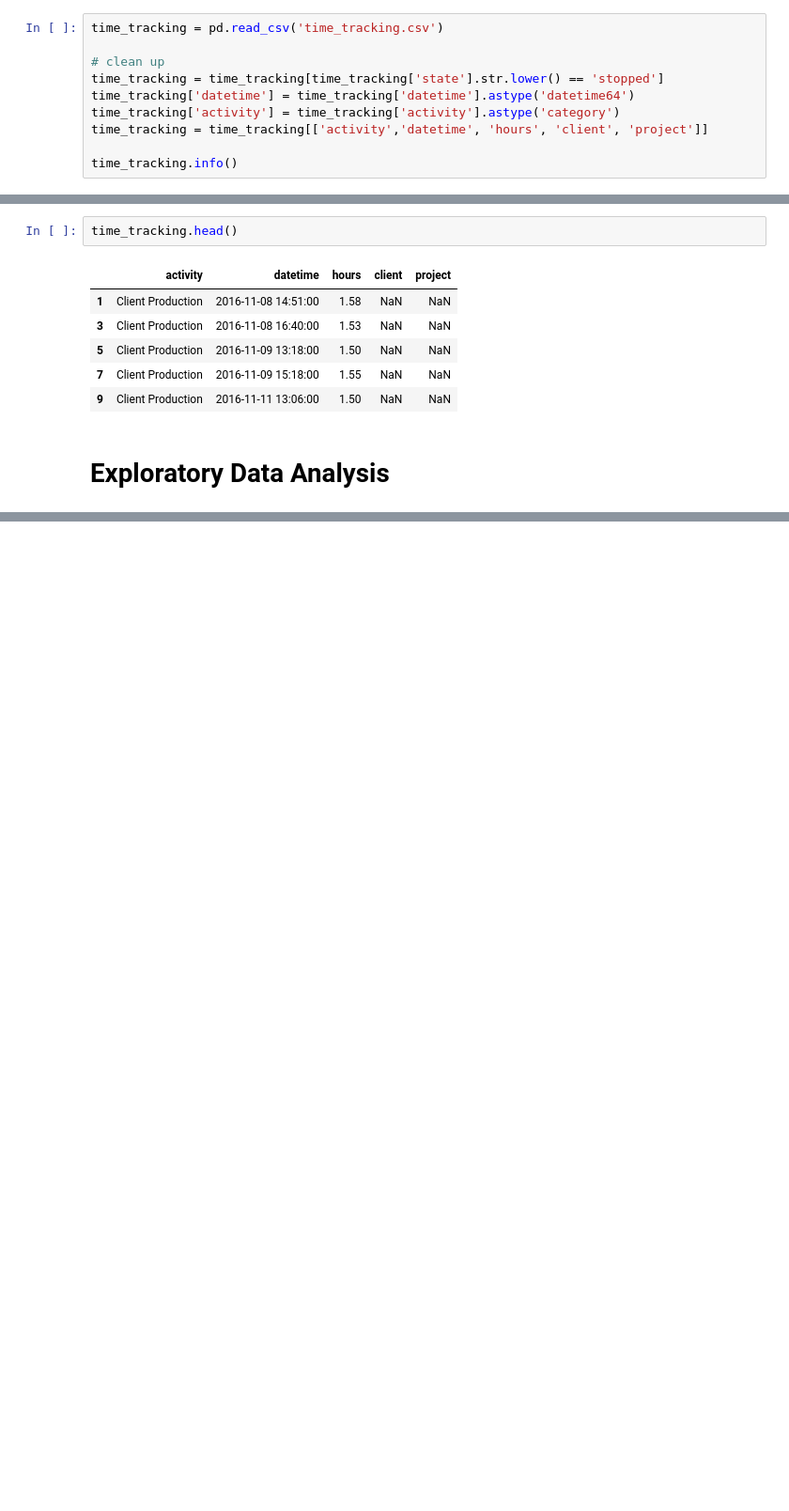
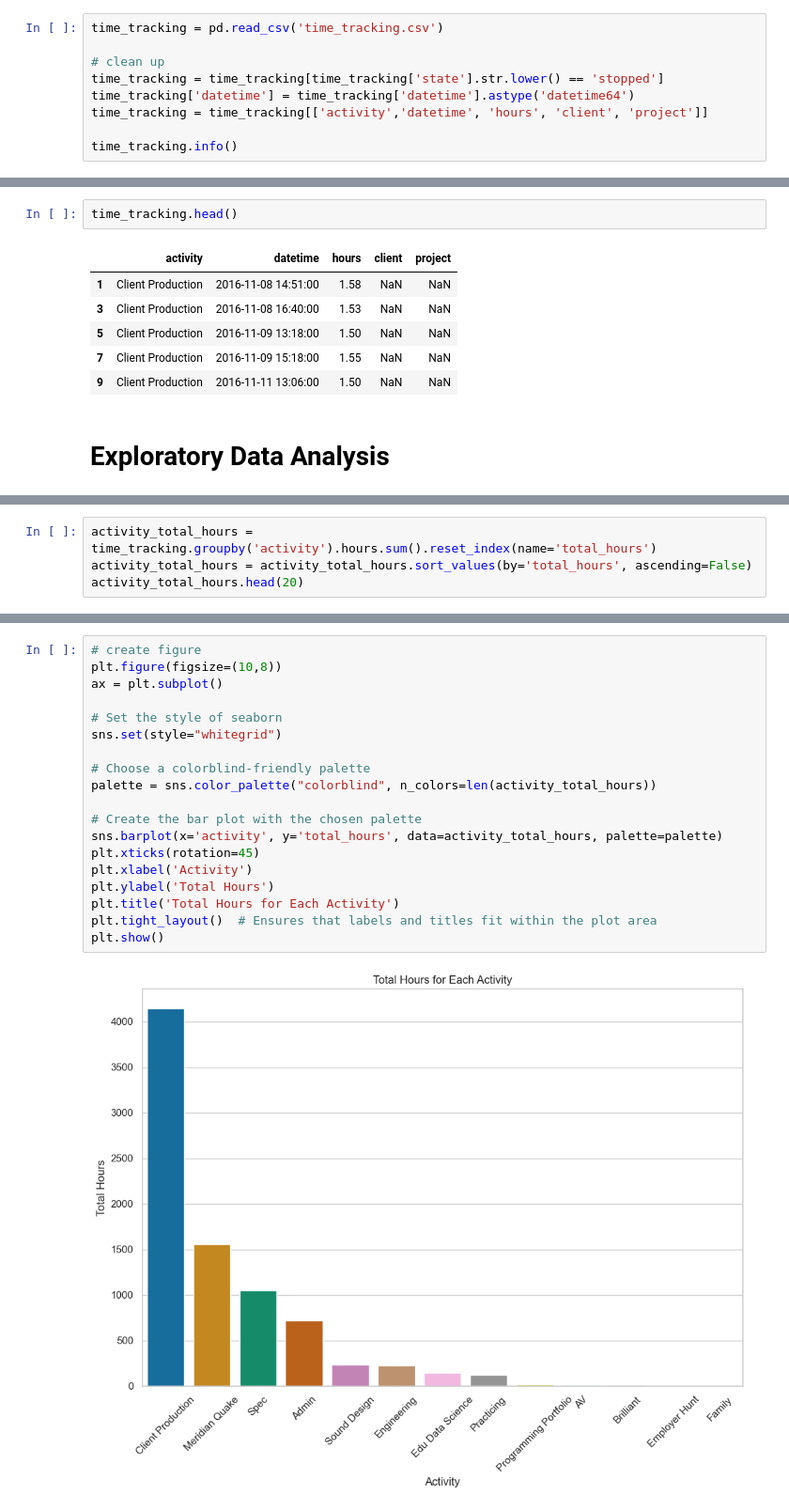
Before and after one commit to awkwardarm/Portfolio-Projects, a Jupyter notebook: TRYBA Time Trackign Analysis.ipynb, the cells around one changed output, grey strips where cells are left out. Shown at 94% size. Drawn from its saved outputs; the diff is of its cells as text; blank space fills up the shorter version.

```diff
--- a/TRYBA Time Trackign Analysis.ipynb
+++ b/TRYBA Time Trackign Analysis.ipynb
@@ -12,7 +12,6 @@ time_tracking = pd.read_csv('time_tracking.csv')
 # clean up
 time_tracking = time_tracking[time_tracking['state'].str.lower() == 'stopped']
 time_tracking['datetime'] = time_tracking['datetime'].astype('datetime64')
-time_tracking['activity'] = time_tracking['activity'].astype('category')
 time_tracking = time_tracking[['activity','datetime', 'hours', 'client', 'project']]
 
 time_tracking.info()
@@ -42,0 +47,4 @@ time_tracking.head()
+# %%
+activity_total_hours = time_tracking.groupby('activity').hours.sum().reset_index(name='total_hours')
+activity_total_hours = activity_total_hours.sort_values(by='total_hours', ascending=False)
+activity_total_hours.head(20)
@@ -42,0 +66,21 @@ time_tracking.head()
+# %%
+# create figure
+plt.figure(figsize=(10,8))
+ax = plt.subplot()
+
+# Set the style of seaborn
+sns.set(style="whitegrid")
+
+# Choose a colorblind-friendly palette
+palette = sns.color_palette("colorblind", n_colors=len(activity_total_hours))
+
+# Create the bar plot with the chosen palette
+sns.barplot(x='activity', y='total_hours', data=activity_total_hours, palette=palette)
+plt.xticks(rotation=45)
+plt.xlabel('Activity')
+plt.ylabel('Total Hours')
+plt.title('Total Hours for Each Activity')
+plt.tight_layout()  # Ensures that labels and titles fit within the plot area
+plt.show()
+# %% [output]
+[figure, added]
```
Also changed, not shown: parts of 3 cells of this notebook, 2 other files.
